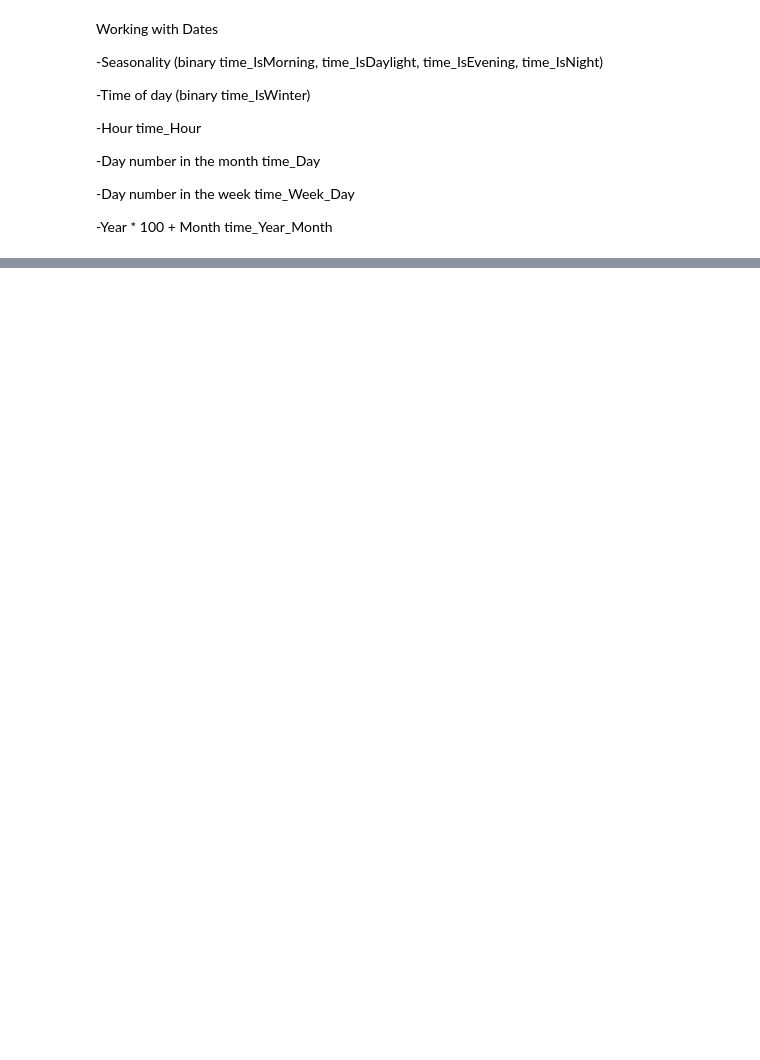
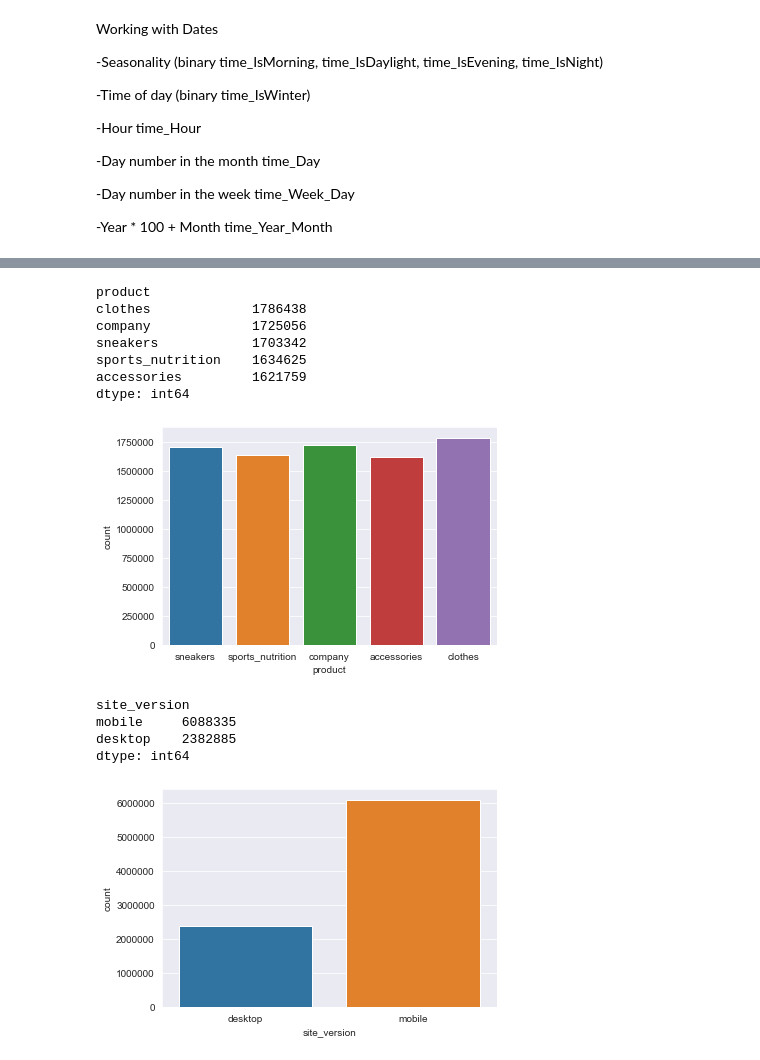
Before and after one commit to befowle/AB_Testing, a Jupyter notebook: ab_testing.ipynb, the cells around one changed output, grey strips where cells are left out. Drawn from its saved outputs; the diff is of its cells as text; code cells hidden in the pictures; blank space fills up the shorter version.

```diff
--- a/ab_testing.ipynb
+++ b/ab_testing.ipynb
@@ -247,3 +247,23 @@ df.head()
 | 2 | sports_nutrition | desktop | 0 | 3.0 | 1 | 0 | 1 | ... |
 | 3 | company | desktop | 0 | 1.0 | 1 | 1 | 1 | ... |
 | 4 | company | desktop | 0 | 2.0 | 1 | 0 | 1 | ... |
+# %%
+for i in ['product', 'site_version']:
+    print('\n')
+    print(df.groupby([i]).size().sort_values(ascending=False).head())
+    sns.countplot(i, data=df)
+    plt.show()
+# %% [output]
+product
+clothes             1786438
+company             1725056
+sneakers            1703342
+sports_nutrition    1634625
+accessories         1621759
+dtype: int64
+[figure, added]
+site_version
+mobile     6088335
+desktop    2382885
+dtype: int64
+[figure, added]
```
